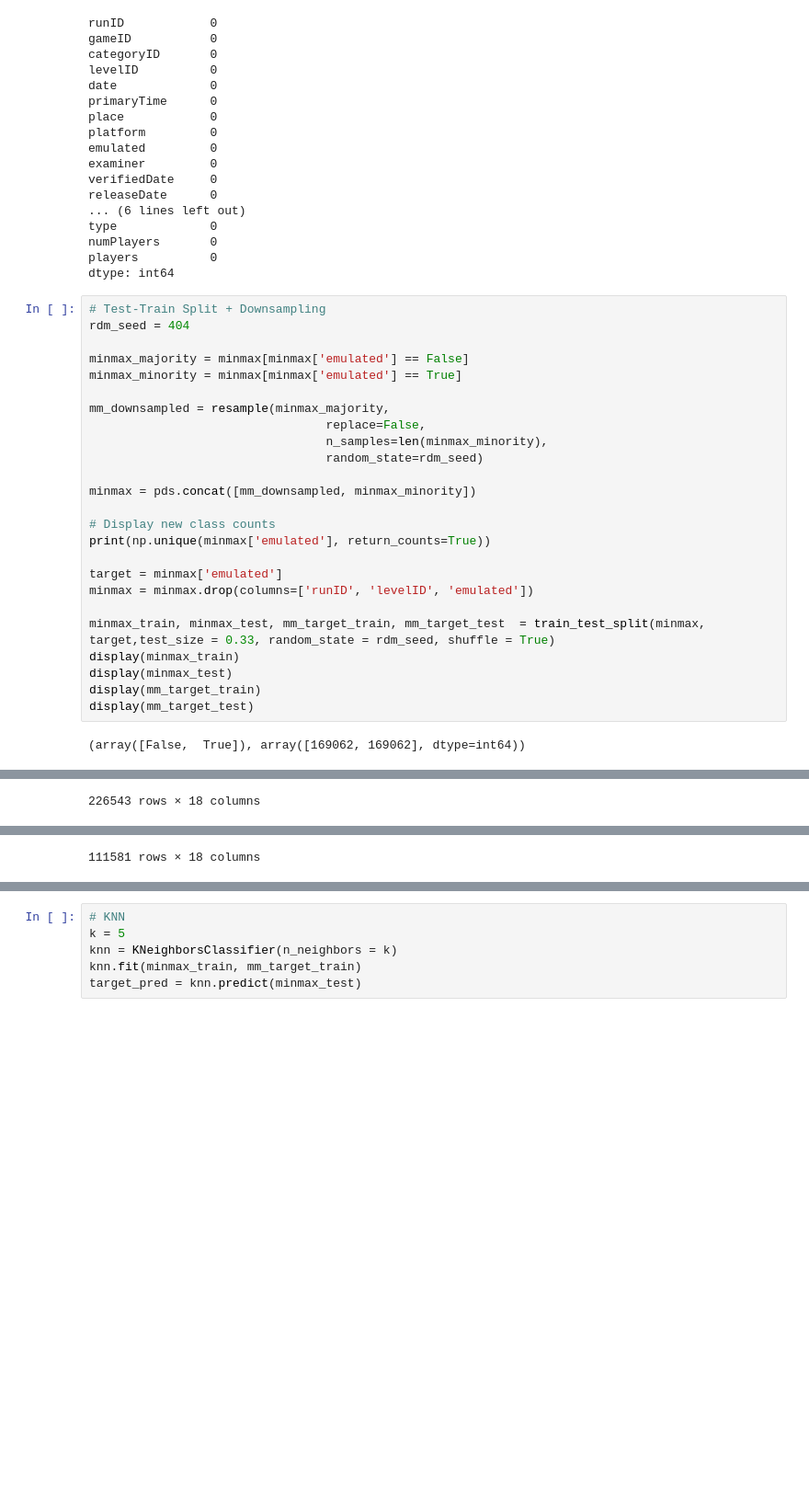
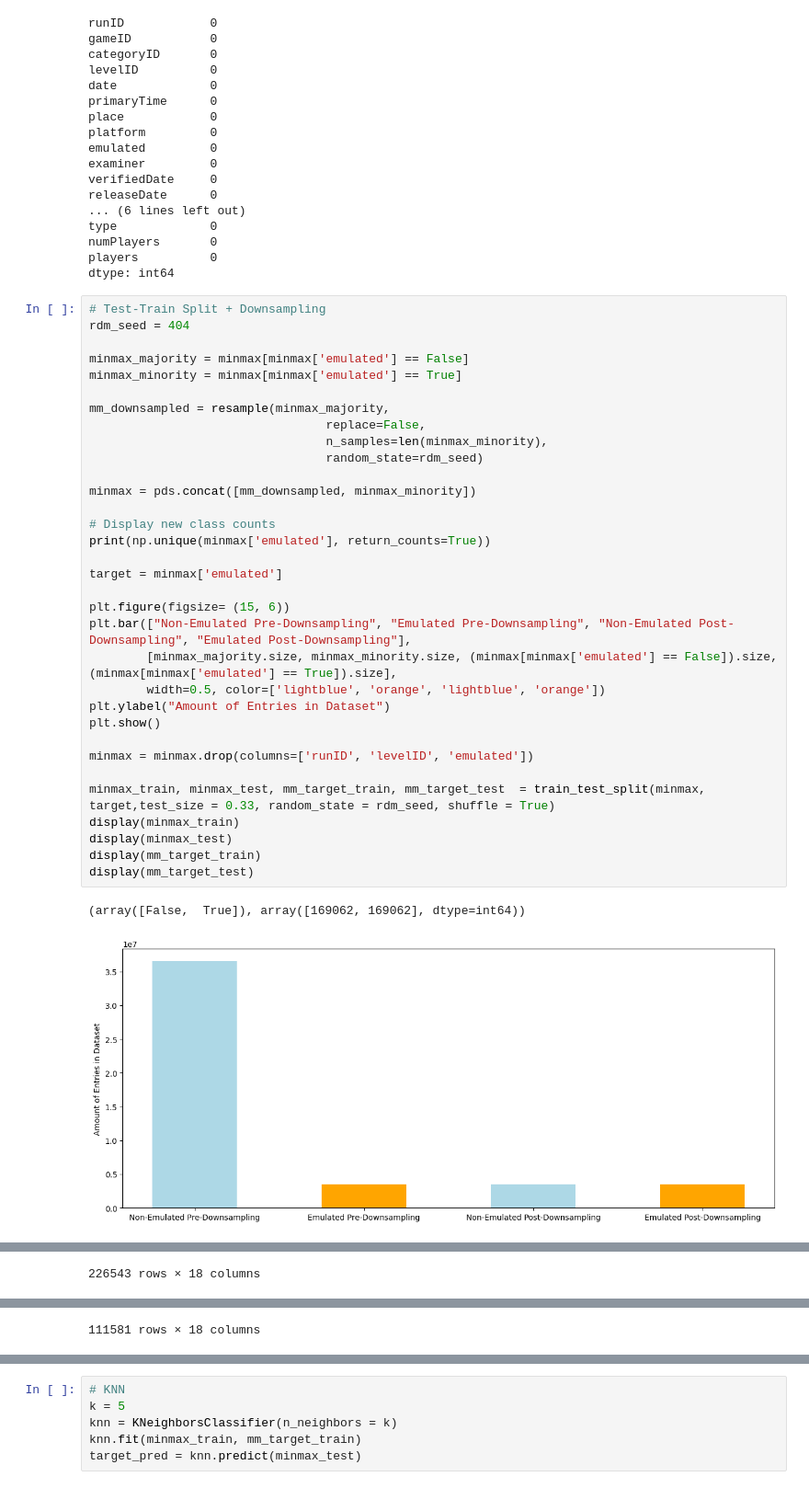
Before and after one commit to bigguyhere/CS513GroupProject, a Jupyter notebook: main.ipynb, the cells around one changed output, grey strips where cells are left out. Shown at 92% size. Saved outputs shown, nothing was run; the diff lists cells and outputs as text; blank space fills up the shorter version.

```diff
--- a/main.ipynb
+++ b/main.ipynb
@@ -232,30 +256,39 @@ dtype: int64
 # %%
 # Test-Train Split + Downsampling
 rdm_seed = 404
 
 minmax_majority = minmax[minmax['emulated'] == False]
 minmax_minority = minmax[minmax['emulated'] == True]
 
 mm_downsampled = resample(minmax_majority,
                                  replace=False,
                                  n_samples=len(minmax_minority),
                                  random_state=rdm_seed)
 
 minmax = pds.concat([mm_downsampled, minmax_minority])
 
 # Display new class counts
 print(np.unique(minmax['emulated'], return_counts=True))
 
 target = minmax['emulated']
+
+plt.figure(figsize= (15, 6))
+plt.bar(["Non-Emulated Pre-Downsampling", "Emulated Pre-Downsampling", "Non-Emulated Post-Downsampling", "Emulated Post-Downsampling"],
+        [minmax_majority.size, minmax_minority.size, (minmax[minmax['emulated'] == False]).size, (minmax[minmax['emulated'] == True]).size],
+        width=0.5, color=['lightblue', 'orange', 'lightblue', 'orange'])
+plt.ylabel("Amount of Entries in Dataset")
+plt.show()
+
 minmax = minmax.drop(columns=['runID', 'levelID', 'emulated'])
 
 minmax_train, minmax_test, mm_target_train, mm_target_test  = train_test_split(minmax, target,test_size = 0.33, random_state = rdm_seed, shuffle = True)
 display(minmax_train)
 display(minmax_test)
 display(mm_target_train)
 display(mm_target_test)
 # %% [output]
 (array([False,  True]), array([169062, 169062], dtype=int64))
+[figure, added]
 |  | gameID | categoryID | date | primaryTime | place | platform | examiner | verifiedDate | releaseDate | ... |
 | 1514401 | 0.395354 | 0.744356 | 0.956506 | 0.000261 | 0.000164 | 0.197802 | 0.656670 | 0.738645 | 0.918048 | ... |
 | 72466 | 0.154932 | 0.000782 | 0.941779 | 0.000010 | 0.000164 | 0.527473 | 0.723435 | 0.649972 | 0.406969 | ... |
```
Also changed, not shown: parts of 14 cells of this notebook.
